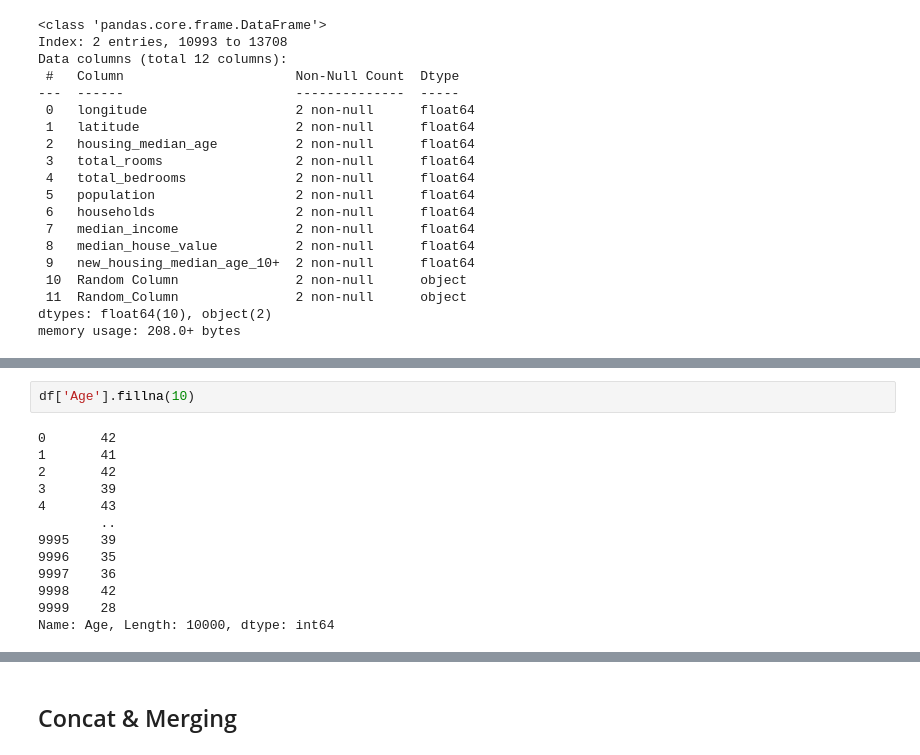
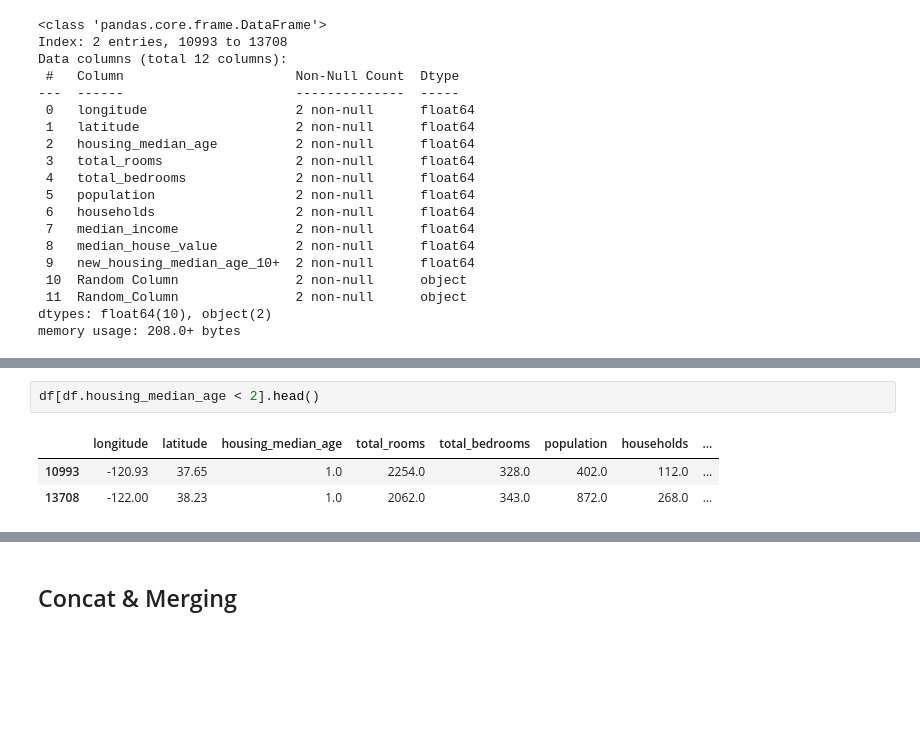
Before and after one commit to cyberslackk/python, a Jupyter notebook: Pandas.ipynb, the cells around one changed output, grey strips where cells are left out. Drawn from its saved outputs; the diff is of its cells as text; blank space fills up the shorter version.

```diff
--- a/Pandas.ipynb
+++ b/Pandas.ipynb
@@ -333,15 +323,6 @@ new_df_Age_greater_50.head(5)
-# %%
-df['Age'].fillna(10)
-# %% [output]
-0       42
-1       41
-2       42
-3       39
-4       43
-        ..
-9995    39
-9996    35
-9997    36
-9998    42
-9999    28
-Name: Age, Length: 10000, dtype: int64
+# %%
+df[df.housing_median_age < 2].head()
+# %% [output]
+|  | longitude | latitude | housing_median_age | total_rooms | total_bedrooms | population | households | ... |
+| 10993 | -120.93 | 37.65 | 1.0 | 2254.0 | 328.0 | 402.0 | 112.0 | ... |
+| 13708 | -122.00 | 38.23 | 1.0 | 2062.0 | 343.0 | 872.0 | 268.0 | ... |
```
Also changed, not shown: parts of 23 cells of this notebook.
